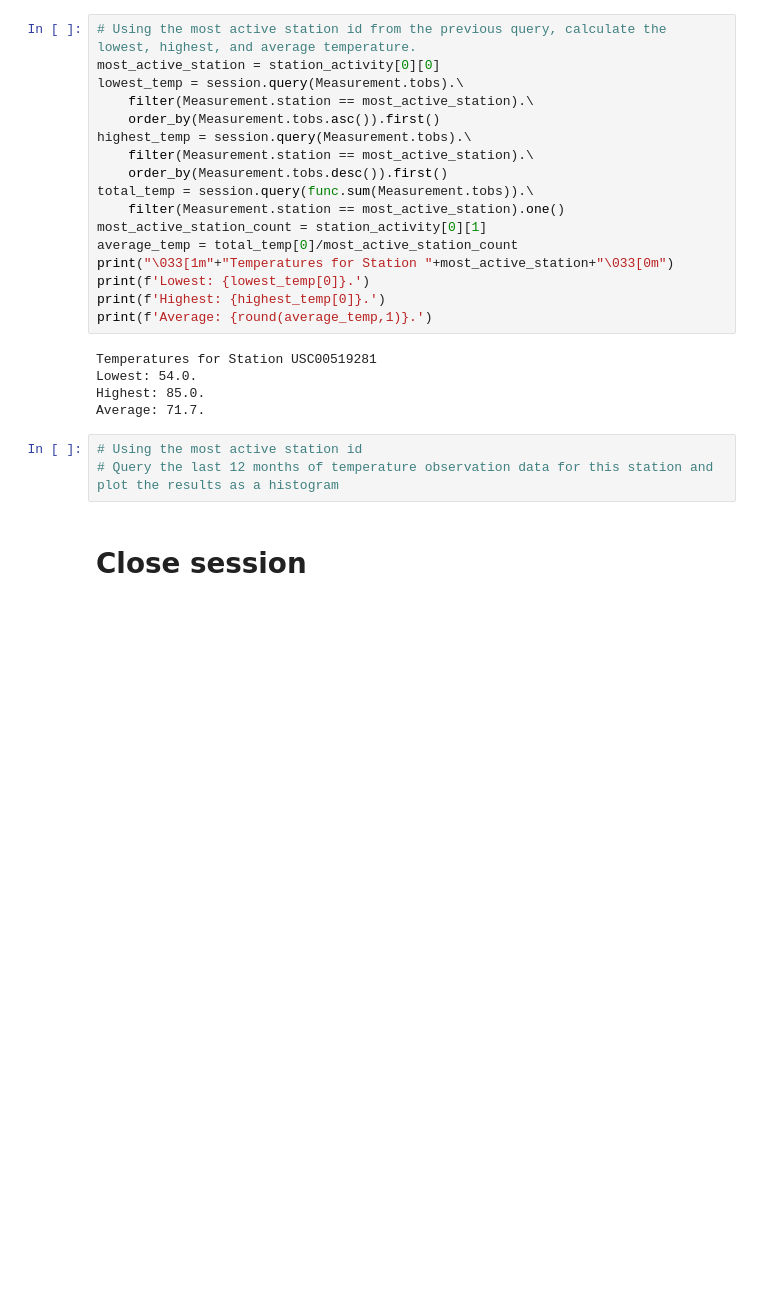
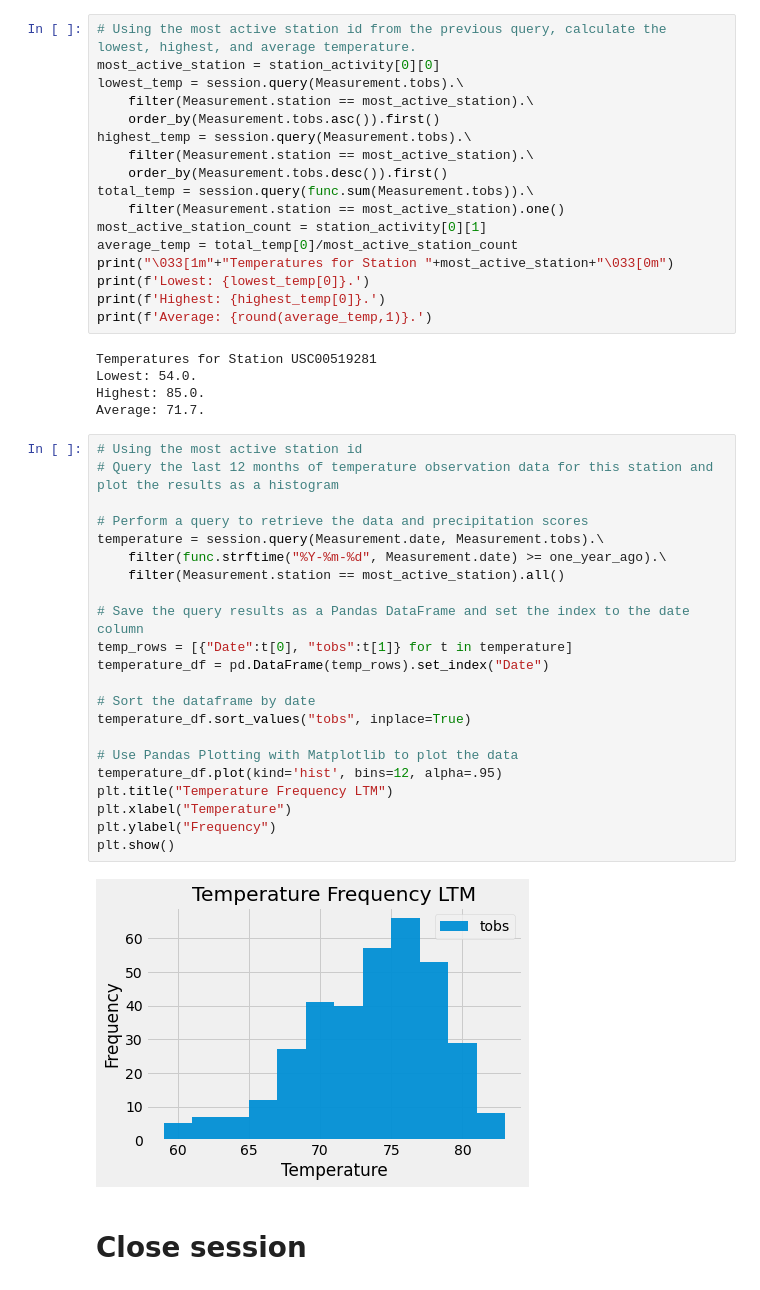
Before and after one commit to marceloflores1/sqlalchemy-challenge, a Jupyter notebook: climate_starter.ipynb, the cells around one changed output. Saved outputs shown, nothing was run; the diff lists cells and outputs as text; blank space fills up the shorter version.

Commit message:
Finished Exploratory Station Analysis

```diff
--- a/climate_starter.ipynb
+++ b/climate_starter.ipynb
@@ -156,9 +156,30 @@ Temperatures for Station USC00519281
 Lowest: 54.0.
 Highest: 85.0.
 Average: 71.7.
-# %%
-# Using the most active station id
-# Query the last 12 months of temperature observation data for this station and plot the results as a histogram
+# %%
+# Using the most active station id
+# Query the last 12 months of temperature observation data for this station and plot the results as a histogram
+
+# Perform a query to retrieve the data and precipitation scores
+temperature = session.query(Measurement.date, Measurement.tobs).\
+    filter(func.strftime("%Y-%m-%d", Measurement.date) >= one_year_ago).\
+    filter(Measurement.station == most_active_station).all()
+
+# Save the query results as a Pandas DataFrame and set the index to the date column
+temp_rows = [{"Date":t[0], "tobs":t[1]} for t in temperature]
+temperature_df = pd.DataFrame(temp_rows).set_index("Date")
+
+# Sort the dataframe by date
+temperature_df.sort_values("tobs", inplace=True)
+
+# Use Pandas Plotting with Matplotlib to plot the data
+temperature_df.plot(kind='hist', bins=12, alpha=.95)
+plt.title("Temperature Frequency LTM")
+plt.xlabel("Temperature")
+plt.ylabel("Frequency")
+plt.show()
+# %% [output]
+[figure, added]
 # %% [markdown]
 # Close session
 # %%
```
Also changed, not shown: parts of 1 cell of this notebook.
